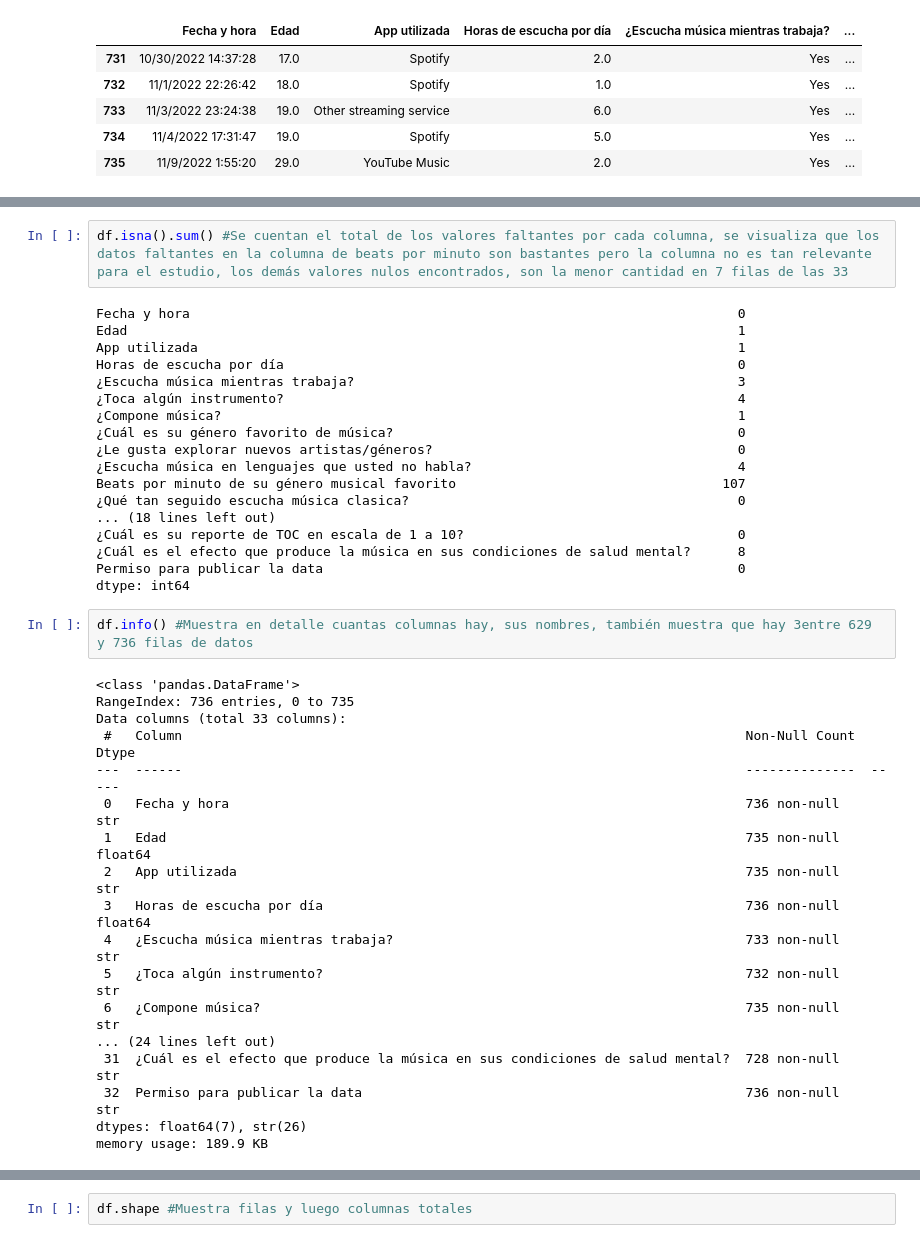
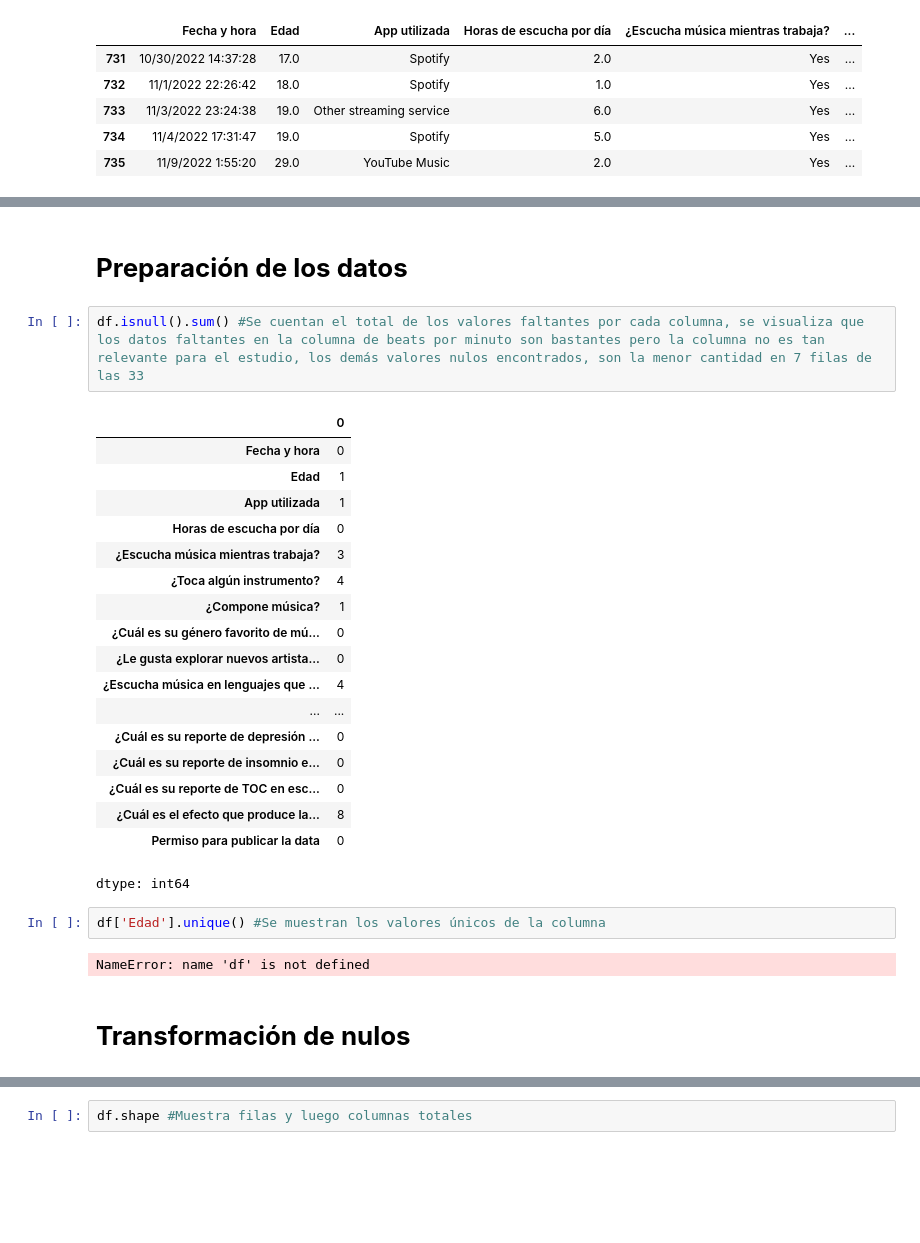
Before and after one commit to masolopa/MINERIADEDATOS, a Jupyter notebook: EV2.ipynb, the cells around one changed output, grey strips where cells are left out. Cells and saved outputs as stored; diff of their text form; blank space fills up the shorter version.

```diff
--- a/EV2.ipynb
+++ b/EV2.ipynb
@@ -99,40 +141,29 @@ Index(['Fecha y hora', 'Edad', 'App utilizada', 'Horas de escucha por día',
+# %% [markdown]
+# **Preparación de los datos**
 # %%
-df.isna().sum() #Se cuentan el total de los valores faltantes por cada columna, se visualiza que los datos faltantes en la columna de beats por minuto son bastantes pero la columna no es tan relevante para el estudio, los demás valores nulos encontrados, son la menor cantidad en 7 filas de las 33
+df.isnull().sum() #Se cuentan el total de los valores faltantes por cada columna, se visualiza que los datos faltantes en la columna de beats por minuto son bastantes pero la columna no es tan relevante para el estudio, los demás valores nulos encontrados, son la menor cantidad en 7 filas de las 33
 # %% [output]
+|  | 0 |
+| Fecha y hora | 0 |
+| Edad | 1 |
+| App utilizada | 1 |
+| Horas de escucha por día | 0 |
+| ¿Escucha música mientras trabaja? | 3 |
+| ¿Toca algún instrumento? | 4 |
+| ¿Compone música? | 1 |
+| ¿Cuál es su género favorito de mú... | 0 |
+| ¿Le gusta explorar nuevos artista... | 0 |
+| ¿Escucha música en lenguajes que ... | 4 |
+| ... | ... |
+| ¿Cuál es su reporte de depresión ... | 0 |
+| ¿Cuál es su reporte de insomnio e... | 0 |
+| ¿Cuál es su reporte de TOC en esc... | 0 |
+| ¿Cuál es el efecto que produce la... | 8 |
+| Permiso para publicar la data | 0 |
-Fecha y hora                                                                      0
-Edad                                                                              1
-App utilizada                                                                     1
-Horas de escucha por día                                                          0
-¿Escucha música mientras trabaja?                                                 3
-¿Toca algún instrumento?                                                          4
-¿Compone música?                                                                  1
-¿Cuál es su género favorito de música?                                            0
-¿Le gusta explorar nuevos artistas/géneros?                                       0
-¿Escucha música en lenguajes que usted no habla?                                  4
-Beats por minuto de su género musical favorito                                  107
-¿Qué tan seguido escucha música clasica?                                          0
-... (18 lines left out)
-¿Cuál es su reporte de TOC en escala de 1 a 10?                                   0
-¿Cuál es el efecto que produce la música en sus condiciones de salud mental?      8
-Permiso para publicar la data                                                     0
 dtype: int64
-# %%
-df.info() #Muestra en detalle cuantas columnas hay, sus nombres, también muestra que hay 3entre 629 y 736 filas de datos
-# %% [output]
-<class 'pandas.DataFrame'>
-RangeIndex: 736 entries, 0 to 735
-Data columns (total 33 columns):
- #   Column                                                                        Non-Null Count  Dtype
----  ------                                                                        --------------  -----
- 0   Fecha y hora                                                                  736 non-null    str
- 1   Edad                                                                          735 non-null    float64
- 2   App utilizada                                                                 735 non-null    str
- 3   Horas de escucha por día                                                      736 non-null    float64
- 4   ¿Escucha música mientras trabaja?                                             733 non-null    str
- 5   ¿Toca algún instrumento?                                                      732 non-null    str
- 6   ¿Compone música?                                                              735 non-null    str
-... (24 lines left out)
- 31  ¿Cuál es el efecto que produce la música en sus condiciones de salud mental?  728 non-null    str
- 32  Permiso para publicar la data                                                 736 non-null    str
-dtypes: float64(7), str(26)
-memory usage: 189.9 KB
+# %%
+df['Edad'].unique() #Se muestran los valores únicos de la columna
+# %% [output]
+NameError: name 'df' is not defined
+# %% [markdown]
+# **Transformación de nulos**
```
Also changed, not shown: parts of 62 cells of this notebook.
